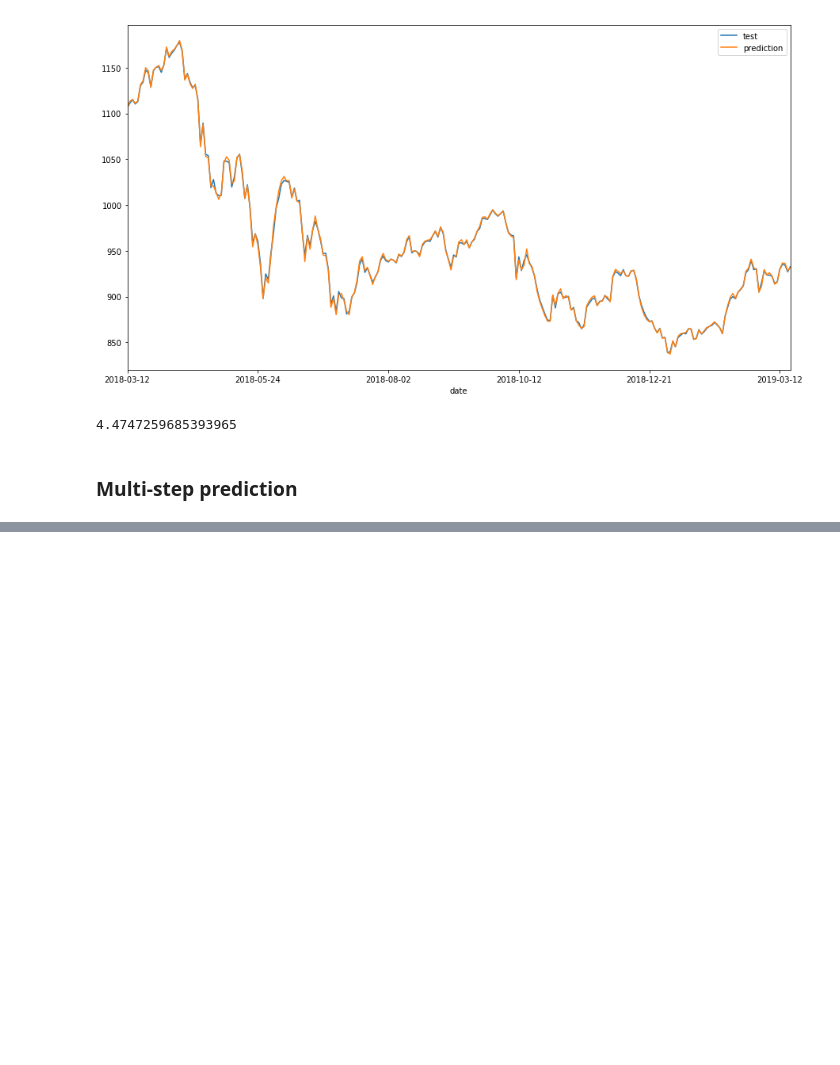
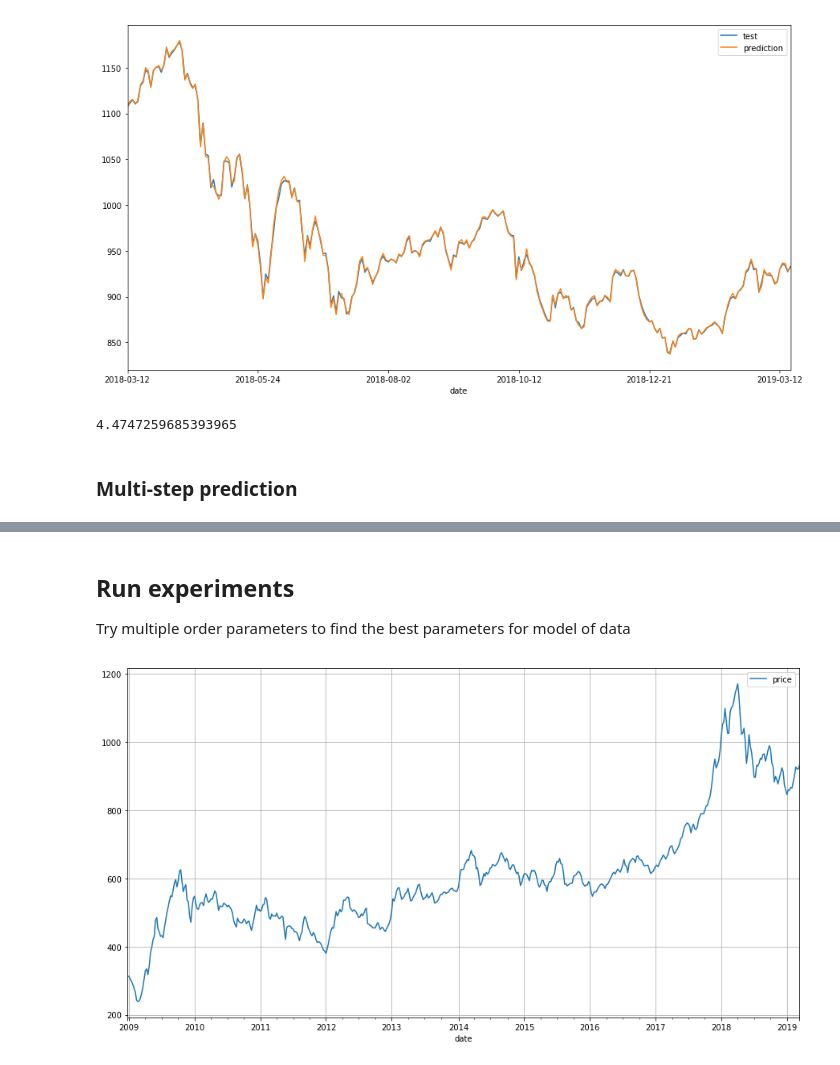
Before and after one commit to thanhphuong163/ForecastingStockPrice_thesis, a Jupyter notebook: research.ipynb, the cells around one changed output, grey strips where cells are left out. Cells and saved outputs as stored; diff of their text form; code cells hidden in the pictures; blank space fills up the shorter version.

```diff
--- a/research.ipynb
+++ b/research.ipynb
@@ -128,0 +146,3 @@ plt.show()
+# %% [markdown]
+## Run experiments
+Try multiple order parameters to find the best parameters for model of data
@@ -128,0 +224,7 @@ plt.show()
+# %%
+offset = pd.offsets.timedelta(days=-7)
+weekly_data = data.resample('W-TUE', loffset=offset).mean().fillna(method='ffill')
+weekly_data.plot(figsize=(15,8), grid=True)
+plt.show()
+# %% [output]
+[figure, added]
```
Also changed, not shown: parts of 8 cells of this notebook, 4 other files.
